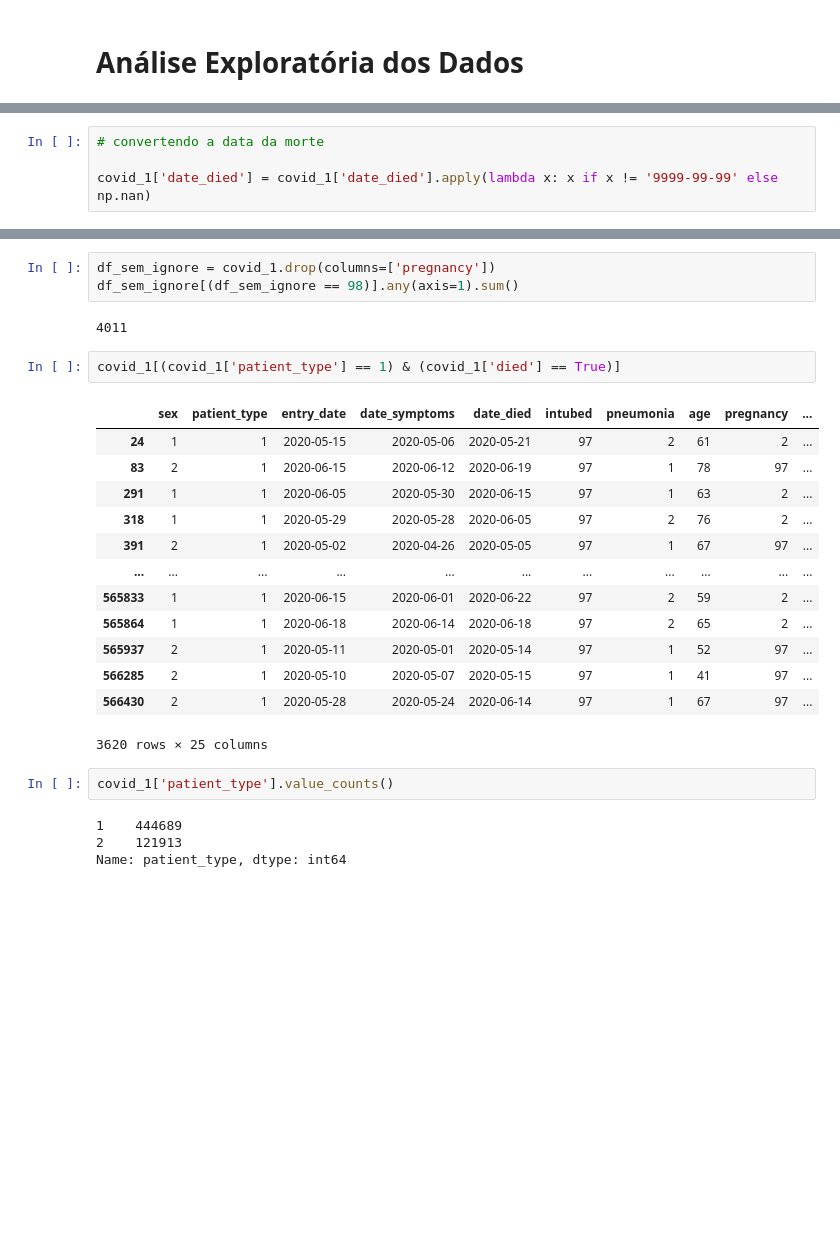
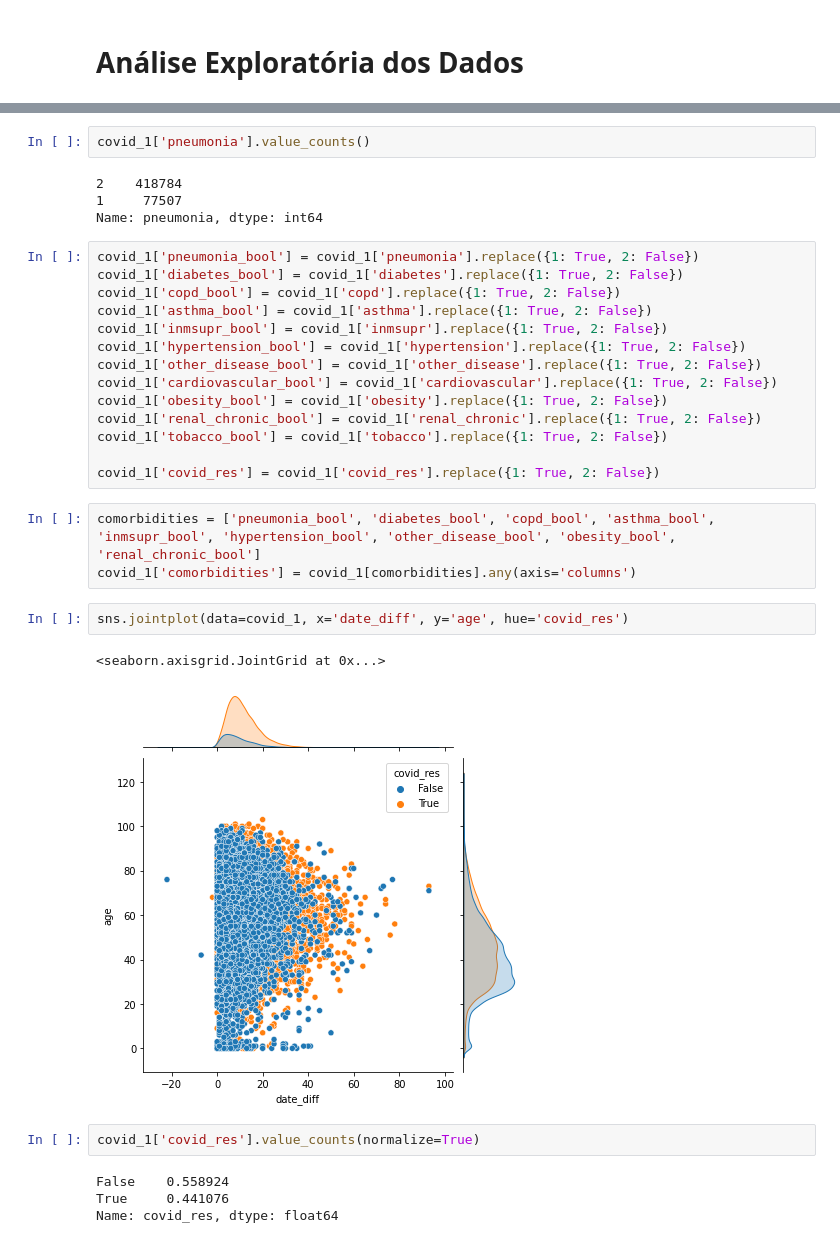
Before and after one commit to fernandakawasaki/Projeto-Base-de-Dados-COVID-19, a Jupyter notebook: notebook.ipynb, the cells around one changed output, grey strips where cells are left out. Saved outputs shown, nothing was run; the diff lists cells and outputs as text; blank space fills up the shorter version.

```diff
--- a/notebook.ipynb
+++ b/notebook.ipynb
@@ -110,4 +153,0 @@ memory usage: 95.6+ MB
-# %%
-# convertendo a data da morte
-
-covid_1['date_died'] = covid_1['date_died'].apply(lambda x: x if x != '9999-99-99' else np.nan)
@@ -172,27 +154,34 @@ Name: patient_type, dtype: int64
-# %%
-df_sem_ignore = covid_1.drop(columns=['pregnancy'])
-df_sem_ignore[(df_sem_ignore == 98)].any(axis=1).sum()
-# %% [output]
-4011
-# %%
-covid_1[(covid_1['patient_type'] == 1) & (covid_1['died'] == True)]
-# %% [output]
-|  | sex | patient_type | entry_date | date_symptoms | date_died | intubed | pneumonia | age | pregnancy | ... |
-| 24 | 1 | 1 | 2020-05-15 | 2020-05-06 | 2020-05-21 | 97 | 2 | 61 | 2 | ... |
-| 83 | 2 | 1 | 2020-06-15 | 2020-06-12 | 2020-06-19 | 97 | 1 | 78 | 97 | ... |
-| 291 | 1 | 1 | 2020-06-05 | 2020-05-30 | 2020-06-15 | 97 | 1 | 63 | 2 | ... |
-| 318 | 1 | 1 | 2020-05-29 | 2020-05-28 | 2020-06-05 | 97 | 2 | 76 | 2 | ... |
-| 391 | 2 | 1 | 2020-05-02 | 2020-04-26 | 2020-05-05 | 97 | 1 | 67 | 97 | ... |
-| ... | ... | ... | ... | ... | ... | ... | ... | ... | ... | ... |
-| 565833 | 1 | 1 | 2020-06-15 | 2020-06-01 | 2020-06-22 | 97 | 2 | 59 | 2 | ... |
-| 565864 | 1 | 1 | 2020-06-18 | 2020-06-14 | 2020-06-18 | 97 | 2 | 65 | 2 | ... |
-| 565937 | 2 | 1 | 2020-05-11 | 2020-05-01 | 2020-05-14 | 97 | 1 | 52 | 97 | ... |
-| 566285 | 2 | 1 | 2020-05-10 | 2020-05-07 | 2020-05-15 | 97 | 1 | 41 | 97 | ... |
-| 566430 | 2 | 1 | 2020-05-28 | 2020-05-24 | 2020-06-14 | 97 | 1 | 67 | 97 | ... |
-3620 rows × 25 columns
 # %%
-covid_1['patient_type'].value_counts()
+covid_1['pneumonia'].value_counts()
 # %% [output]
-1    444689
-2    121913
-Name: patient_type, dtype: int64
+2    418784
+1     77507
+Name: pneumonia, dtype: int64
+# %%
+covid_1['pneumonia_bool'] = covid_1['pneumonia'].replace({1: True, 2: False})
+covid_1['diabetes_bool'] = covid_1['diabetes'].replace({1: True, 2: False})
+covid_1['copd_bool'] = covid_1['copd'].replace({1: True, 2: False})
+covid_1['asthma_bool'] = covid_1['asthma'].replace({1: True, 2: False})
+covid_1['inmsupr_bool'] = covid_1['inmsupr'].replace({1: True, 2: False})
+covid_1['hypertension_bool'] = covid_1['hypertension'].replace({1: True, 2: False})
+covid_1['other_disease_bool'] = covid_1['other_disease'].replace({1: True, 2: False})
+covid_1['cardiovascular_bool'] = covid_1['cardiovascular'].replace({1: True, 2: False})
+covid_1['obesity_bool'] = covid_1['obesity'].replace({1: True, 2: False})
+covid_1['renal_chronic_bool'] = covid_1['renal_chronic'].replace({1: True, 2: False})
+covid_1['tobacco_bool'] = covid_1['tobacco'].replace({1: True, 2: False})
+
+covid_1['covid_res'] = covid_1['covid_res'].replace({1: True, 2: False})
+# %%
+comorbidities = ['pneumonia_bool', 'diabetes_bool', 'copd_bool', 'asthma_bool', 'inmsupr_bool', 'hypertension_bool', 'other_disease_bool', 'obesity_bool', 'renal_chronic_bool']
+covid_1['comorbidities'] = covid_1[comorbidities].any(axis='columns')
+# %%
+sns.jointplot(data=covid_1, x='date_diff', y='age', hue='covid_res')
+# %% [output]
+<seaborn.axisgrid.JointGrid at 0x...>
+[figure, added]
+# %%
+covid_1['covid_res'].value_counts(normalize=True)
+# %% [output]
+False    0.558924
+True     0.441076
+Name: covid_res, dtype: float64
```
Also changed, not shown: parts of 45 cells of this notebook.
